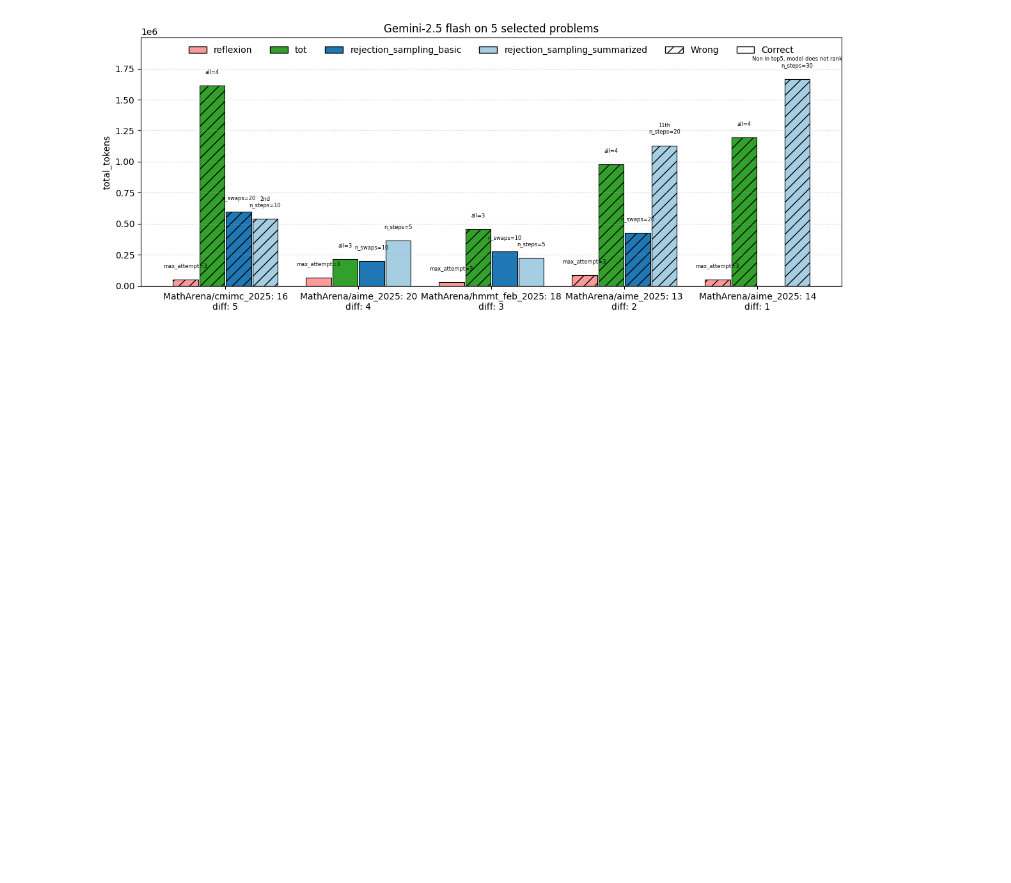
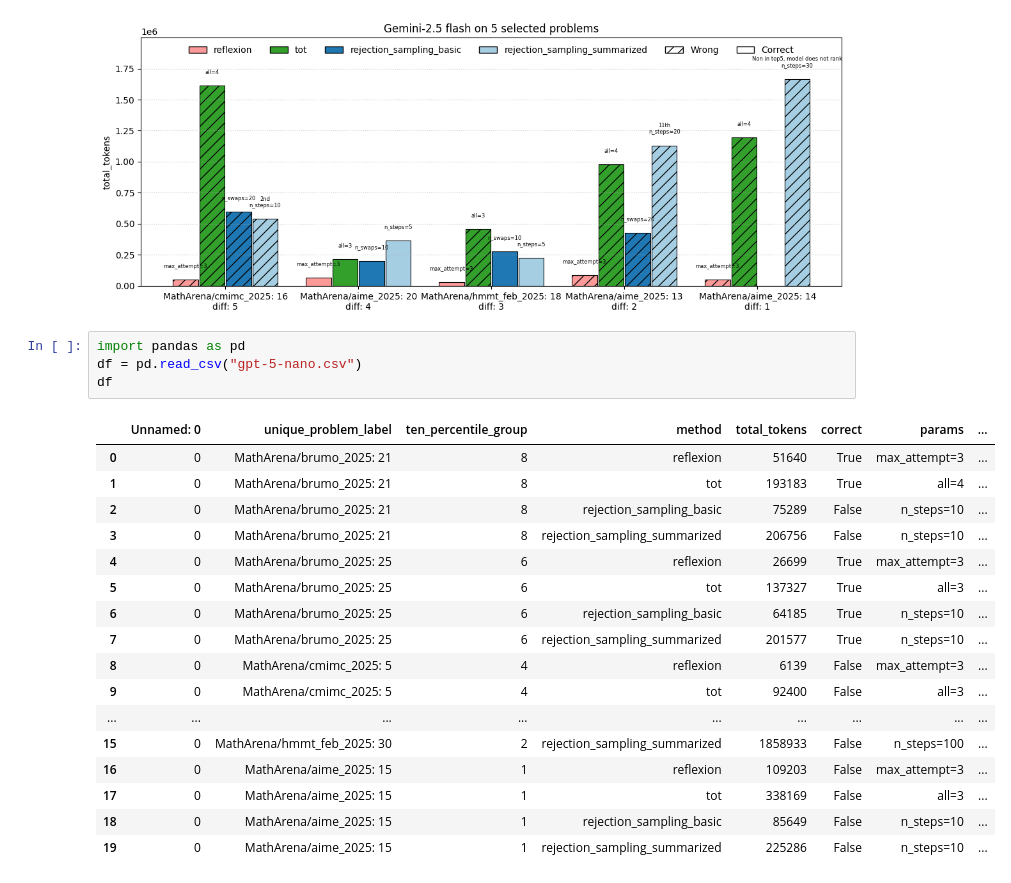
Before and after one commit to au-nlp/project-milestone-p2-group15, a Jupyter notebook: results/model_stats/viz copy 2.ipynb, the cells around one changed output. Saved outputs shown, nothing was run; the diff lists cells and outputs as text; blank space fills up the shorter version.

```diff
--- a/results/model_stats/viz copy 2.ipynb
+++ b/results/model_stats/viz copy 2.ipynb
@@ -200,3 +200,25 @@ def plot_session(
 plot_session(df, "Gemini-2.5 flash on 5 selected problems", height_col="total_tokens")
 # %% [output]
 [figure]
+# %%
+import pandas as pd
+df = pd.read_csv("gpt-5-nano.csv")
+df
+# %% [output]
+|  | Unnamed: 0 | unique_problem_label | ten_percentile_group | method | total_tokens | correct | params | ... |
+| 0 | 0 | MathArena/brumo_2025: 21 | 8 | reflexion | 51640 | True | max_attempt=3 | ... |
+| 1 | 0 | MathArena/brumo_2025: 21 | 8 | tot | 193183 | True | all=4 | ... |
+| 2 | 0 | MathArena/brumo_2025: 21 | 8 | rejection_sampling_basic | 75289 | False | n_steps=10 | ... |
+| 3 | 0 | MathArena/brumo_2025: 21 | 8 | rejection_sampling_summarized | 206756 | False | n_steps=10 | ... |
+| 4 | 0 | MathArena/brumo_2025: 25 | 6 | reflexion | 26699 | True | max_attempt=3 | ... |
+| 5 | 0 | MathArena/brumo_2025: 25 | 6 | tot | 137327 | True | all=3 | ... |
+| 6 | 0 | MathArena/brumo_2025: 25 | 6 | rejection_sampling_basic | 64185 | True | n_steps=10 | ... |
+| 7 | 0 | MathArena/brumo_2025: 25 | 6 | rejection_sampling_summarized | 201577 | True | n_steps=10 | ... |
+| 8 | 0 | MathArena/cmimc_2025: 5 | 4 | reflexion | 6139 | False | max_attempt=3 | ... |
+| 9 | 0 | MathArena/cmimc_2025: 5 | 4 | tot | 92400 | False | all=3 | ... |
+| ... | ... | ... | ... | ... | ... | ... | ... | ... |
+| 15 | 0 | MathArena/hmmt_feb_2025: 30 | 2 | rejection_sampling_summarized | 1858933 | False | n_steps=100 | ... |
+| 16 | 0 | MathArena/aime_2025: 15 | 1 | reflexion | 109203 | False | max_attempt=3 | ... |
+| 17 | 0 | MathArena/aime_2025: 15 | 1 | tot | 338169 | False | all=3 | ... |
+| 18 | 0 | MathArena/aime_2025: 15 | 1 | rejection_sampling_basic | 85649 | False | n_steps=10 | ... |
+| 19 | 0 | MathArena/aime_2025: 15 | 1 | rejection_sampling_summarized | 225286 | False | n_steps=10 | ... |
```
Also changed, not shown: parts of 1 cell of this notebook.
